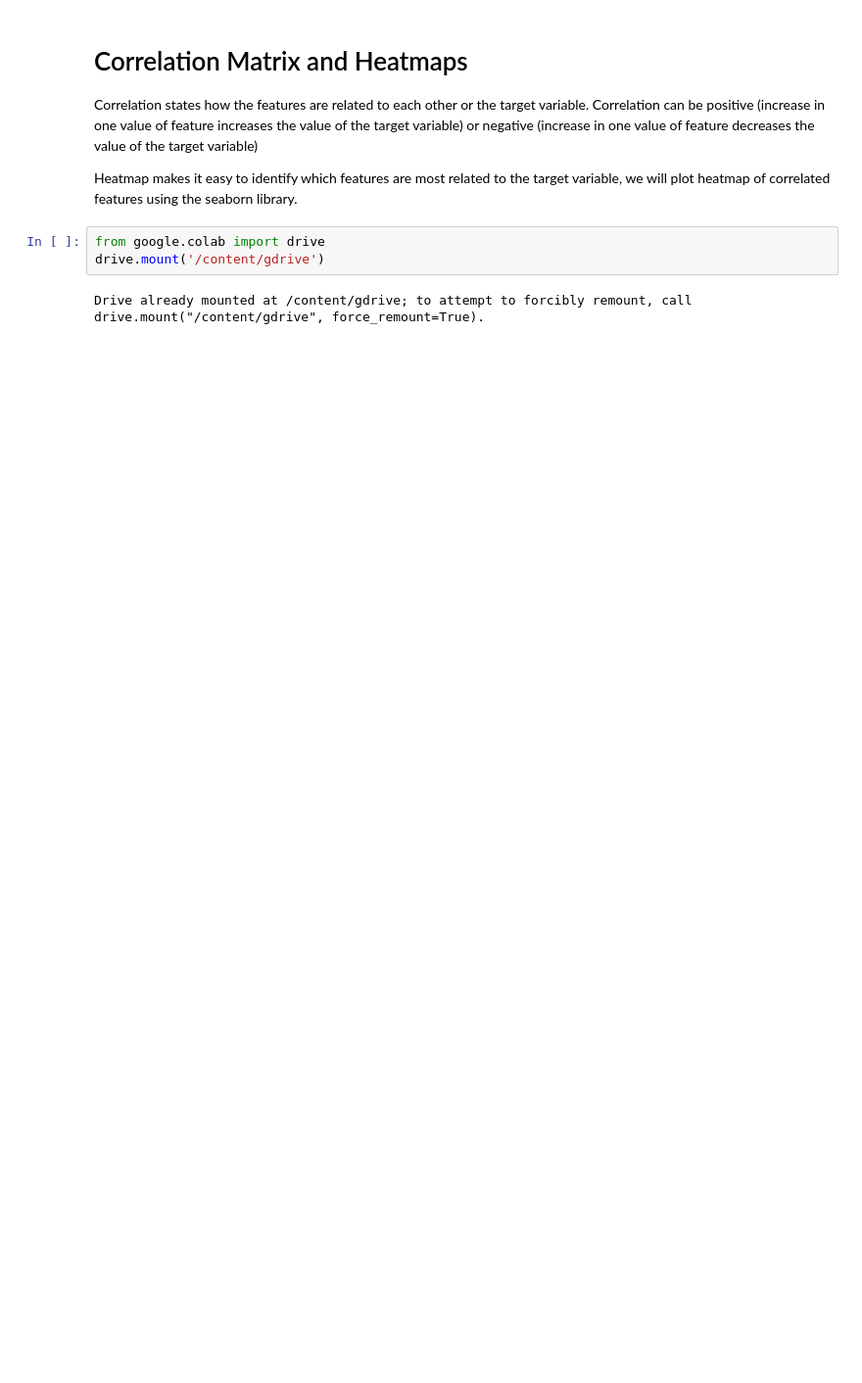
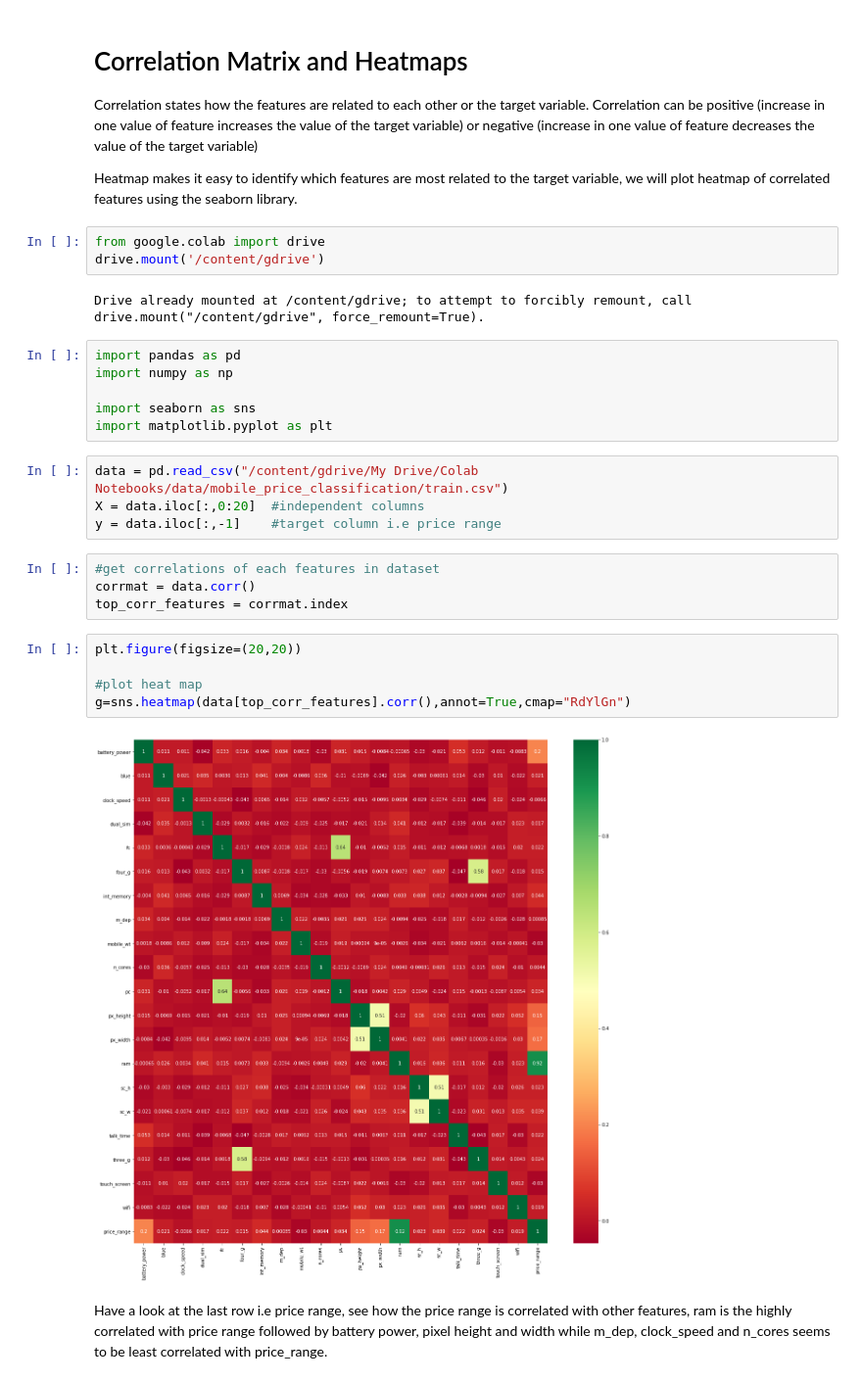
Before and after one commit to alihammadbaig/ML, a Jupyter notebook: Feature_Selection/Correlation.ipynb, the cells around one changed output. Shown: that part at 98% size. Drawn from its saved outputs; the diff is of its cells as text; blank space fills up the shorter version.

Commit message:
Generated heatmap

```diff
--- a/Feature_Selection/Correlation.ipynb
+++ b/Feature_Selection/Correlation.ipynb
@@ -11,3 +11,26 @@ from google.colab import drive
 drive.mount('/content/gdrive')
 # %% [output]
 Drive already mounted at /content/gdrive; to attempt to forcibly remount, call drive.mount("/content/gdrive", force_remount=True).
+# %%
+import pandas as pd
+import numpy as np
+
+import seaborn as sns
+import matplotlib.pyplot as plt
+# %%
+data = pd.read_csv("/content/gdrive/My Drive/Colab Notebooks/data/mobile_price_classification/train.csv")
+X = data.iloc[:,0:20]  #independent columns
+y = data.iloc[:,-1]    #target column i.e price range
+# %%
+#get correlations of each features in dataset
+corrmat = data.corr()
+top_corr_features = corrmat.index
+# %%
+plt.figure(figsize=(20,20))
+
+#plot heat map
+g=sns.heatmap(data[top_corr_features].corr(),annot=True,cmap="RdYlGn")
+# %% [output]
+[figure, added]
+# %% [markdown]
+Have a look at the last row i.e price range, see how the price range is correlated with other features, ram is the highly correlated with price range followed by battery power, pixel height and width while m_dep, clock_speed and n_cores seems to be least correlated with price_range.
```
